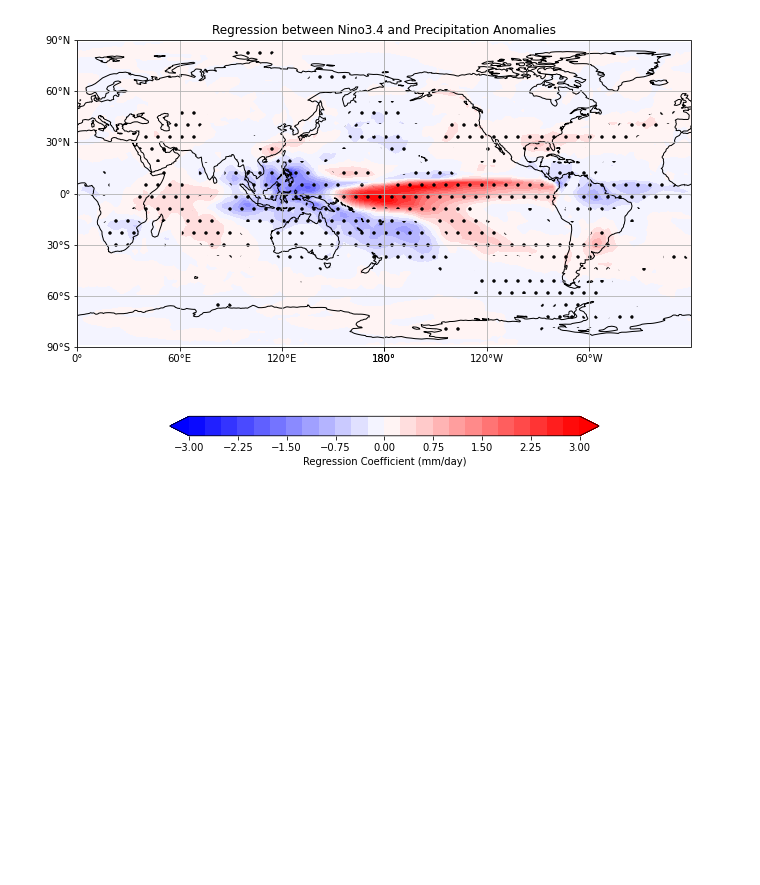
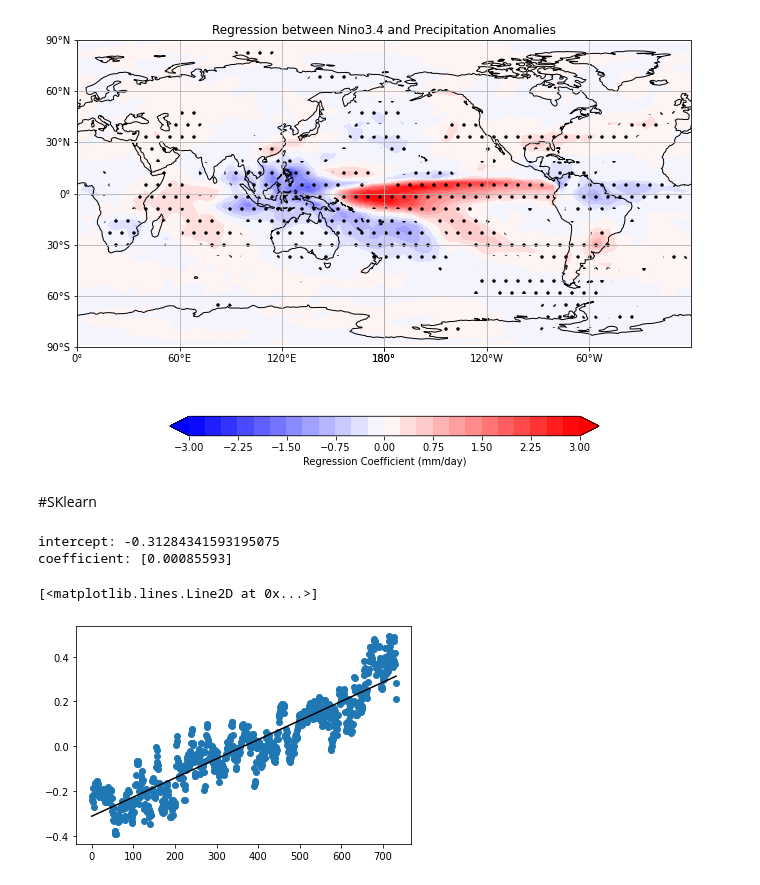
Before and after one commit to ioloi1128/IPCS1102_CDA, a Jupyter notebook: CDA_week5_regression.ipynb, the cells around one changed output. Drawn from its saved outputs; the diff is of its cells as text; code cells hidden in the pictures; blank space fills up the shorter version.

```diff
--- a/CDA_week5_regression.ipynb
+++ b/CDA_week5_regression.ipynb
@@ -349,3 +331,17 @@ plt.title('Regression between Nino3.4 and Precipitation Anomalies')
 # %% [output]
 Text(0.5, 1.0, 'Regression between Nino3.4 and Precipitation Anomalies')
 [figure]
+# %% [markdown]
+#SKlearn
+# %%
+
+#!pip install sklearn
+from sklearn.linear_model import LinearRegression
+model=LinearRegression()
+model.fit(xts[:, np.newaxis], ds_row)
+#model.fit(xts, xts)
+print('intercept:',model.intercept_)
+print('coefficient:',model.coef_)
+# %% [output]
+intercept: -0.31284341593195075
+coefficient: [0.00085593]
@@ -351,0 +353,9 @@ Text(0.5, 1.0, 'Regression between Nino3.4 and Precipitation Anomalies')
+# %%
+y_pred = model.predict(xts[:, np.newaxis])
+print('Predict : ', y_pred)
+# %%
+plt.scatter(xts,ds_row)
+plt.plot(xts,y_pred,'k-')
+# %% [output]
+[<matplotlib.lines.Line2D at 0x...>]
+[figure, added]
```
Also changed, not shown: parts of 12 cells of this notebook.
